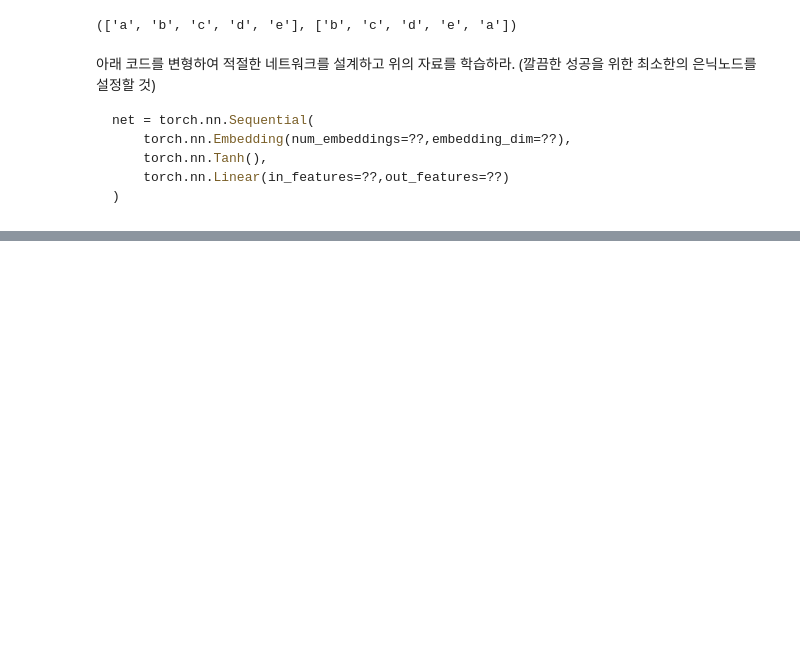
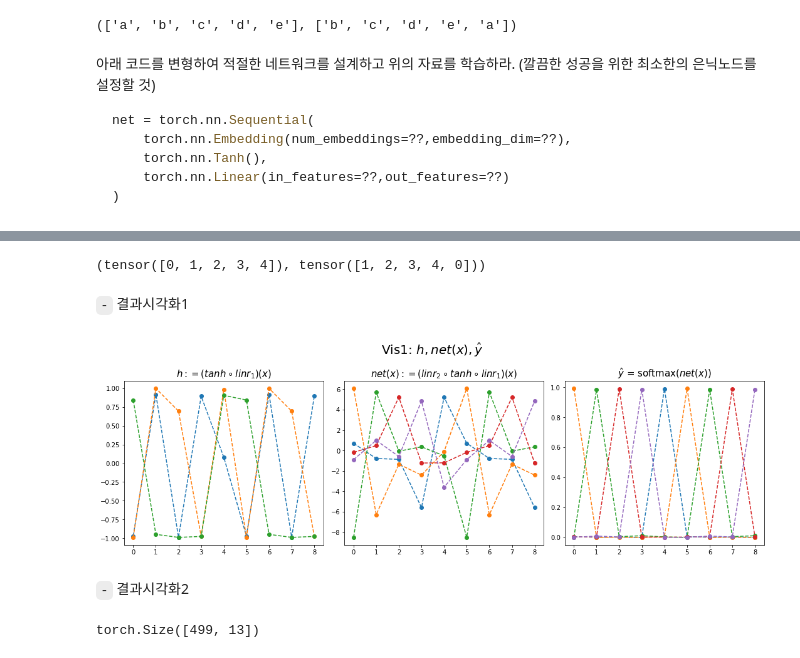
Before and after one commit to guebin/DL2022_backup, a Jupyter notebook: _notebooks/2022-11-03-(10주차) 11월3일.ipynb, the cells around one changed output, grey strips where cells are left out. Saved outputs shown, nothing was run; the diff lists cells and outputs as text; code cells hidden in the pictures; blank space fills up the shorter version.

```diff
--- a/_notebooks/2022-11-03-(10주차) 11월3일.ipynb
+++ b/_notebooks/2022-11-03-(10주차) 11월3일.ipynb
@@ -532,0 +540,16 @@ net = torch.nn.Sequential(
+# %%
+mapping = {'a':0,'b':1,'c':2,'d':3,'e':4}
+x = torch.tensor(f(txt_x,mapping))
+y = torch.tensor(f(txt_y,mapping))
+x[:5],y[:5]
+# %% [output]
+(tensor([0, 1, 2, 3, 4]), tensor([1, 2, 3, 4, 0]))
+# %%
+torch.manual_seed(43052)
+net = torch.nn.Sequential(
+    torch.nn.Embedding(num_embeddings=5,embedding_dim=3),
+    torch.nn.Tanh(),
+    torch.nn.Linear(in_features=3,out_features=5)
+)
+loss_fn = torch.nn.CrossEntropyLoss()
+optimizr = torch.optim.Adam(net.parameters())
@@ -532,0 +567,21 @@ net = torch.nn.Sequential(
+# %% [markdown]
+`-` 결과시각화1
+# %%
+hidden = net[:-1](x).data
+yhat = soft(net(x)).data
+# %%
+fig,ax = plt.subplots(1,3,figsize=(15,5))
+ax[0].plot(hidden[:9],'--o'); ax[0].set_title('$h:=(tanh \circ linr_1)(x)$',size=15)
+ax[1].plot(net(x).data[:9],'--o'); ax[1].set_title('$net(x):=(linr_2 \circ tanh \circ linr_1)(x)$',size=15)
+ax[2].plot(yhat[:9],'--o'); ax[2].set_title('$\hat{y}$ = softmax$(net(x))$',size=15);
+fig.suptitle(r"Vis1: $h,net(x),\hat{y}$",size=20)
+plt.tight_layout()
+# %% [output]
+[figure, added]
+# %% [markdown]
+`-` 결과시각화2
+# %%
+combined  = torch.concat([hidden,net(x).data,yhat],axis=1)
+combined.shape
+# %% [output]
+torch.Size([499, 13])
```
Also changed, not shown: parts of 5 cells of this notebook.
